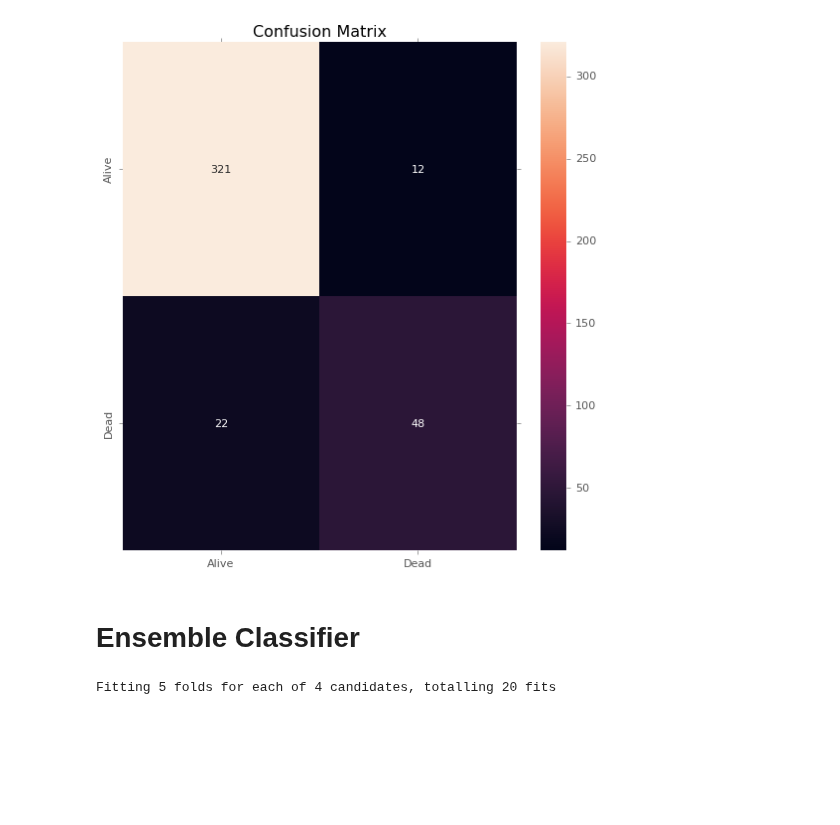
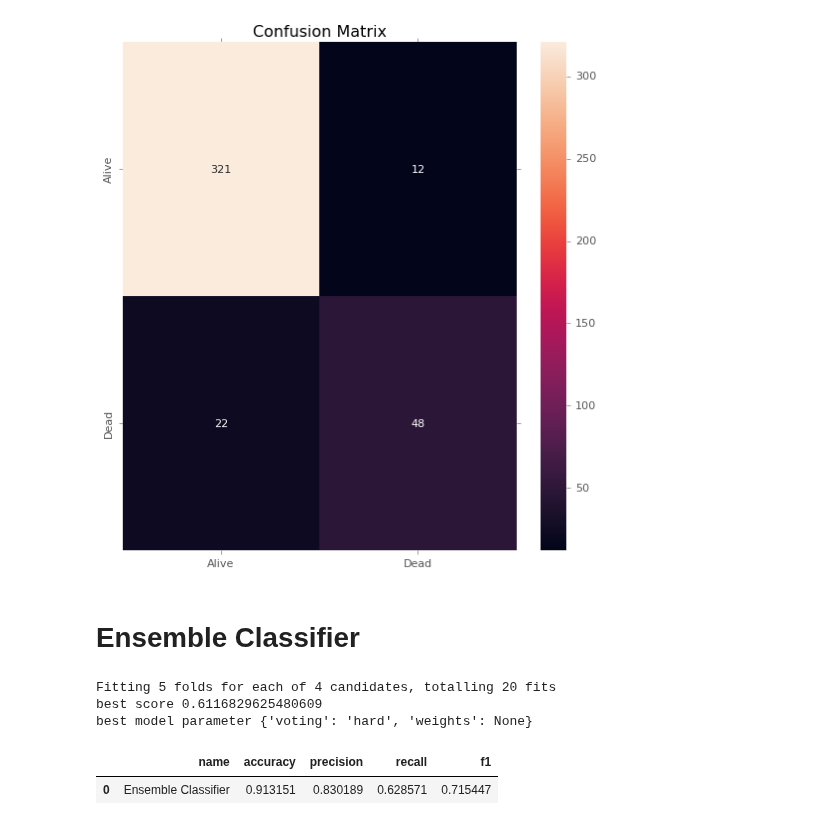
Before and after one commit to Kopy91/seer_breast_cancer, a Jupyter notebook: breast_cancer_ML.ipynb, the cells around one changed output. Drawn from its saved outputs; the diff is of its cells as text; code cells hidden in the pictures; blank space fills up the shorter version.

Commit message:
voting classifier works

```diff
--- a/breast_cancer_ML.ipynb
+++ b/breast_cancer_ML.ipynb
@@ -737,6 +735,8 @@ ax.set_ylabel("Recall");
 [figure]
 # %%
 # RandomForestClassification with feature selection
+# don't work right now
+
 # grid_log.estimator.steps[1][1].feature_importances_
 # grid_rf.__dict__
 # grid_log.estimator.steps[2][1]
@@ -747,30 +747,27 @@ ax.set_ylabel("Recall");
 most_important_features = feature_selection(grid_rf)
 display(most_important_features)
 
-# # pipe with feature selection
-# pipe_rf = Pipeline([('preprocessing', ColumnTransformer(transformers=[
-#                         ('encoder', OneHotEncoder(handle_unknown='ignore'), cat_cols),
-#                         ('ord_transformer', OrdinalEncoder(), ord_cols),
-#  			                  ('keep_cols', 'passthrough', most_important_features)
-#                      ], remainder='drop')),
-#                      ('classifier', grid_rf.estimator.named_steps['classifier'])])
+# pipe with feature selection
+pipe_rf = Pipeline([('preprocessing', ColumnTransformer(transformers=[
+                         ('encoder', OneHotEncoder(handle_unknown='ignore'), cat_cols),
+                         ('ord_transformer', OrdinalEncoder(), ord_cols),
+  			                  ('keep_cols', 'passthrough', most_important_features)
+                      ], remainder='drop')),
+                      ('classifier', grid_rf.estimator.named_steps['classifier'])])
 
-# # Train the RandomForestClassifier
-# pipe_rf.fit(features_train, target_train)
+# Train the RandomForestClassifier
+pipe_rf.fit(features_train, target_train)
 
-# # Print the training score of the best model
-# print("best score")
-# print(pipe_rf.best_score_)
+# Print the training score of the best model
+print("best score", pipe_rf.best_score_)
 
-# # Print the model parameters of the best model
-# print("best model parameter")
-# print(pipe_rf.best_params_)
+# Print the model parameters of the best model
+print("best model parameter", pipe_rf.best_params_)
 
-grid_rf.fit(features_train[most_important_features], target_train)
+pipe_rf.fit(features_train, target_train)
 
-# Print the val score of the best model
 #predict
-target_test_pred_rf_grid_sel = grid_rf.predict(features_test[most_important_features])
+target_test_pred_rf_grid_sel = grid_rf.predict(features_test)
 
 #save
 scores = {'name': "RandomForest optimized with feature selection",
@@ -1422,7 +1419,7 @@ from sklearn.ensemble import VotingClassifier
 
 #create search space
 search_space_ens = {"voting": ["soft","hard"],
-                     "weights":[None, [0.3863, 0.3625, 0.3095]]}
+                    "weights":[None, [model_rfc.best_score_, grid_log.best_score_]]}#, grid_svc,best_score_
 
 #initiate VotingClassifier
 voting_rfc_log_svc = VotingClassifier(estimators=[("rf", model_rfc),
@@ -1436,33 +1433,37 @@ model_ens = GridSearchCV(estimator=voting_rfc_log_svc,
                          scoring="f1",
                          cv=5,
                          n_jobs=-1,
                          verbose=2)
 
 # fit the Model
 model_ens.fit(features_train, target_train)
 
 # Print the training score of the best model
 print("best score", model_ens.best_score_)
 
 # Print the model parameters of the best model
 print("best model parameter", model_ens.best_params_)
 
 #predict
 target_test_pred_ens = model_ens.predict(features_test)
 
 #save
 scores = {'name': "Ensemble Classifier",
            'accuracy': accuracy_score(target_test, target_test_pred_ens),
            'precision': precision_score(target_test, target_test_pred_ens),
            'recall': recall_score(target_test, target_test_pred_ens),
            'f1': f1_score(target_test, target_test_pred_ens),
          }
 model_results.append(scores)
 
 #show results
 pd.DataFrame(model_results)
 # %% [output]
 Fitting 5 folds for each of 4 candidates, totalling 20 fits
+best score 0.6116829625480609
+best model parameter {'voting': 'hard', 'weights': None}
+|  | name | accuracy | precision | recall | f1 |
+| 0 | Ensemble Classifier | 0.913151 | 0.830189 | 0.628571 | 0.715447 |
 # %%
 # save model_ens as pickle
 
```
Also changed, not shown: parts of 4 cells of this notebook, 1 other file.
